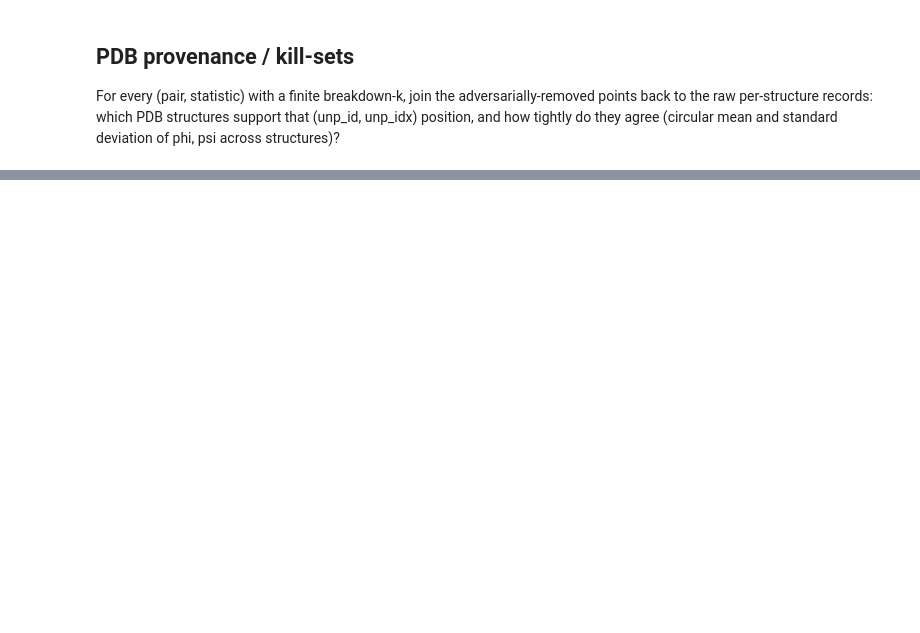
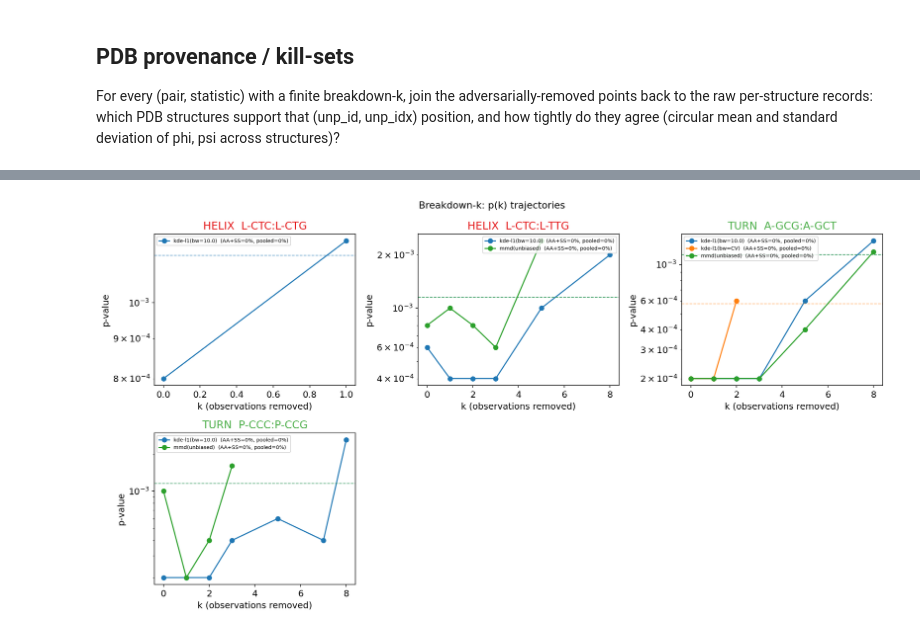
Before and after one commit to vistalab-technion/pp5, a Jupyter notebook: notebooks/pnas2026/robustness-figures.ipynb, the cells around one changed output, grey strips where cells are left out. Saved outputs shown, nothing was run; the diff lists cells and outputs as text; code cells hidden in the pictures; blank space fills up the shorter version.

```diff
--- a/notebooks/pnas2026/robustness-figures.ipynb
+++ b/notebooks/pnas2026/robustness-figures.ipynb
@@ -725,0 +990,15 @@ df_kill_sets
+# %%
+import matplotlib as mpl
+import matplotlib.pyplot as plt
+import seaborn as sns
+from scipy.stats import spearmanr
+
+from pp5.plot import PP5_MPL_STYLE
+
+# Same palette as w2torus-analysis.ipynb, so SS classes read consistently across both figures.
+ss_colors = {
+    "HELIX": "#e41a1c",
+    "SHEET": "#377eb8",
+    "TURN": "#4daf4a",
+    "OTHER": "#984ea3",
+}
@@ -725,0 +1017,65 @@ df_kill_sets
+# %%
+pairs_with_trajectories = sorted({(ss, pair) for (ss, pair, arm) in p_trajectories})
+
+if not pairs_with_trajectories:
+    print(
+        "No breakdown-k trajectories recorded -- no arm found any candidate pair "
+        "significant in this run (or only the cached torus arm did, which has no "
+        "per-k trajectory)."
+    )
+else:
+    arm_colors = dict(
+        zip(BREAKDOWN_ARMS, sns.color_palette("tab10", n_colors=len(BREAKDOWN_ARMS)))
+    )
+    ncols = min(3, len(pairs_with_trajectories))
+    nrows = int(np.ceil(len(pairs_with_trajectories) / ncols))
+
+    with mpl.style.context(PP5_MPL_STYLE, after_reset=False):
+        fig, axes = plt.subplots(
+            nrows, ncols, figsize=(5 * ncols, 4 * nrows), squeeze=False
+        )
+        axes = axes.flatten()
+
+        for ax, (ss, pair) in zip(axes, pairs_with_trajectories):
+            for arm in BREAKDOWN_ARMS:
+                key = (ss, pair, arm)
+                if key not in p_trajectories:
+                    continue
+                traj = pd.DataFrame(p_trajectories[key])
+                color = arm_colors[arm]
+
+                thresh = float(
+                    real_rejections.loc[
+                        (real_rejections["stat_test"] == arm)
+                        & (real_rejections["SS"] == ss),
+                        "bh_pvalue_threshold",
+                    ].iloc[0]
+                )
+                row = df_breakdown_all[
+                    (df_breakdown_all["SS"] == ss)
+                    & (df_breakdown_all["pair"] == pair)
+                    & (df_breakdown_all["statistic"] == arm)
+                ].iloc[0]
+                label = (
+                    f"{arm}  (AA+SS={row['aass_frac_sig']:.0%}, "
+                    f"pooled={row['pooled_frac_sig']:.0%})"
+                )
+
+                ax.plot(traj["k"], traj["p"], marker="o", color=color, label=label)
+                ax.axhline(thresh, color=color, ls="--", lw=1, alpha=0.6)
+
+            ax.set_yscale("log")
+            ax.set_xlabel("k (observations removed)")
+            ax.set_ylabel("p-value")
+            ax.set_title(f"{ss}  {pair}", color=ss_colors.get(ss, "black"))
+            ax.legend(fontsize=7)
+
+        for ax in axes[len(pairs_with_trajectories) :]:
+            ax.set_visible(False)
+
+        fig.suptitle("Breakdown-k: p(k) trajectories", fontsize=13)
+        plt.tight_layout()
+        fig.savefig(OUT_DIR / "r1_breakdown_trajectories.pdf")
+        plt.show()
+# %% [output]
+[figure, added]
```
Also changed, not shown: parts of 32 cells of this notebook.
